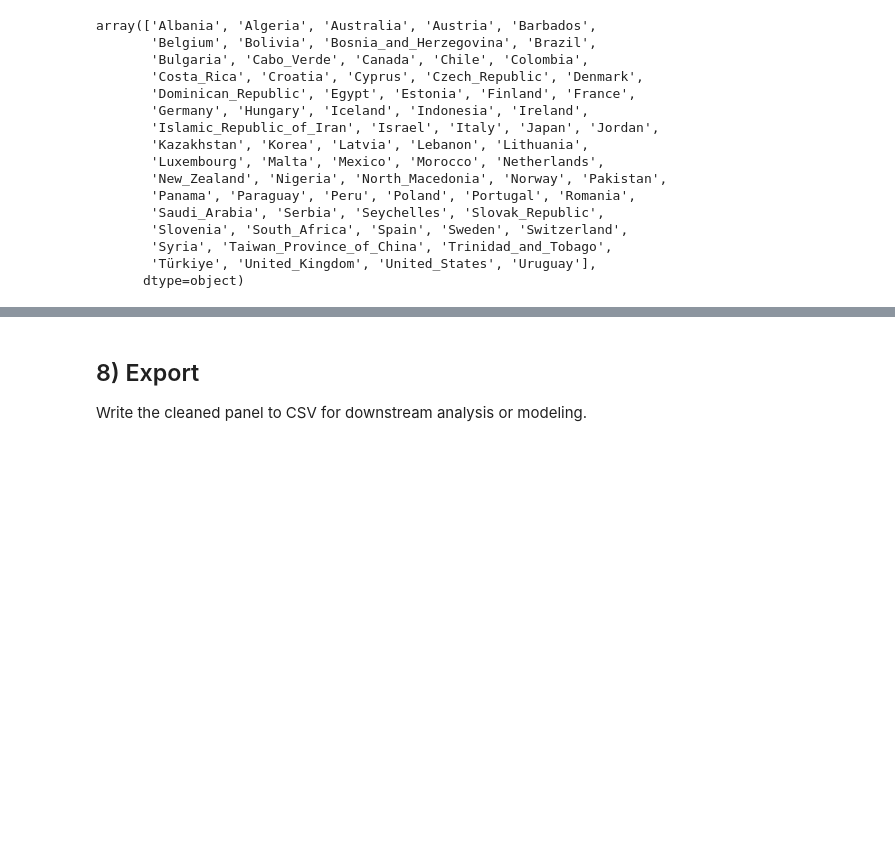
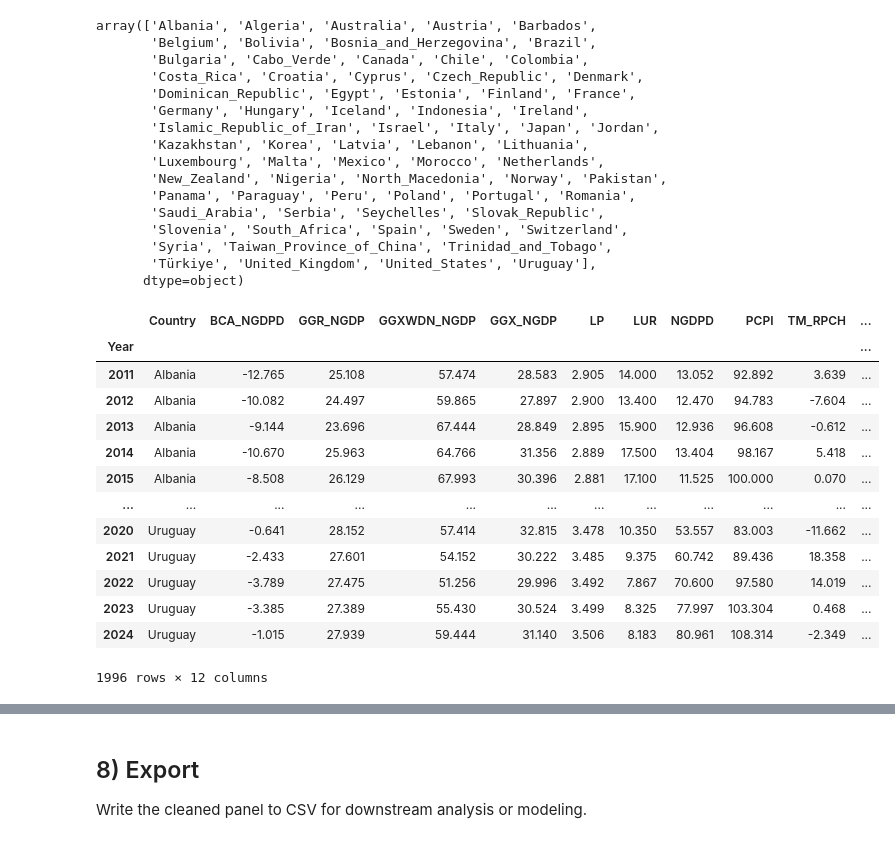
Before and after one commit to ningerdinger/Machine_Learning, a Jupyter notebook: economy.ipynb, the cells around one changed output, grey strips where cells are left out. Saved outputs shown, nothing was run; the diff lists cells and outputs as text; code cells hidden in the pictures; blank space fills up the shorter version.

```diff
--- a/economy.ipynb
+++ b/economy.ipynb
@@ -258,3 +258,21 @@ array(['Albania', 'Algeria', 'Australia', 'Austria', 'Barbados',
        'Syria', 'Taiwan_Province_of_China', 'Trinidad_and_Tobago',
        'Türkiye', 'United_Kingdom', 'United_States', 'Uruguay'],
       dtype=object)
+# %%
+df_filtered = df_pivot.loc[df_pivot.index <= 2024]
+df_filtered
+# %% [output]
+|  | Country | BCA_NGDPD | GGR_NGDP | GGXWDN_NGDP | GGX_NGDP | LP | LUR | NGDPD | PCPI | TM_RPCH | ... |
+| Year |  |  |  |  |  |  |  |  |  |  | ... |
+| 2011 | Albania | -12.765 | 25.108 | 57.474 | 28.583 | 2.905 | 14.000 | 13.052 | 92.892 | 3.639 | ... |
+| 2012 | Albania | -10.082 | 24.497 | 59.865 | 27.897 | 2.900 | 13.400 | 12.470 | 94.783 | -7.604 | ... |
+| 2013 | Albania | -9.144 | 23.696 | 67.444 | 28.849 | 2.895 | 15.900 | 12.936 | 96.608 | -0.612 | ... |
+| 2014 | Albania | -10.670 | 25.963 | 64.766 | 31.356 | 2.889 | 17.500 | 13.404 | 98.167 | 5.418 | ... |
+| 2015 | Albania | -8.508 | 26.129 | 67.993 | 30.396 | 2.881 | 17.100 | 11.525 | 100.000 | 0.070 | ... |
+| ... | ... | ... | ... | ... | ... | ... | ... | ... | ... | ... | ... |
+| 2020 | Uruguay | -0.641 | 28.152 | 57.414 | 32.815 | 3.478 | 10.350 | 53.557 | 83.003 | -11.662 | ... |
+| 2021 | Uruguay | -2.433 | 27.601 | 54.152 | 30.222 | 3.485 | 9.375 | 60.742 | 89.436 | 18.358 | ... |
+| 2022 | Uruguay | -3.789 | 27.475 | 51.256 | 29.996 | 3.492 | 7.867 | 70.600 | 97.580 | 14.019 | ... |
+| 2023 | Uruguay | -3.385 | 27.389 | 55.430 | 30.524 | 3.499 | 8.325 | 77.997 | 103.304 | 0.468 | ... |
+| 2024 | Uruguay | -1.015 | 27.939 | 59.444 | 31.140 | 3.506 | 8.183 | 80.961 | 108.314 | -2.349 | ... |
+1996 rows × 12 columns
```
Also changed, not shown: parts of 7 cells of this notebook.
